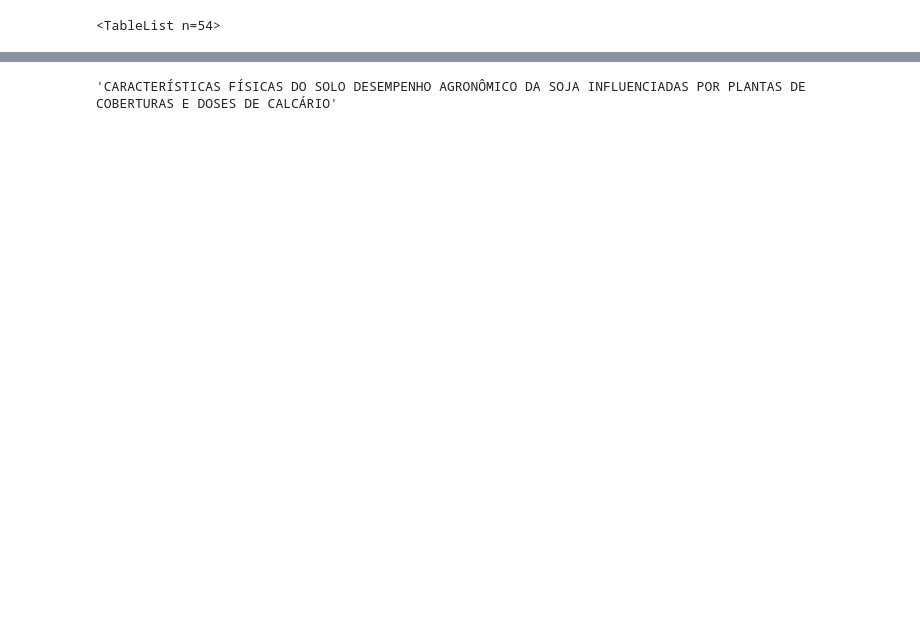
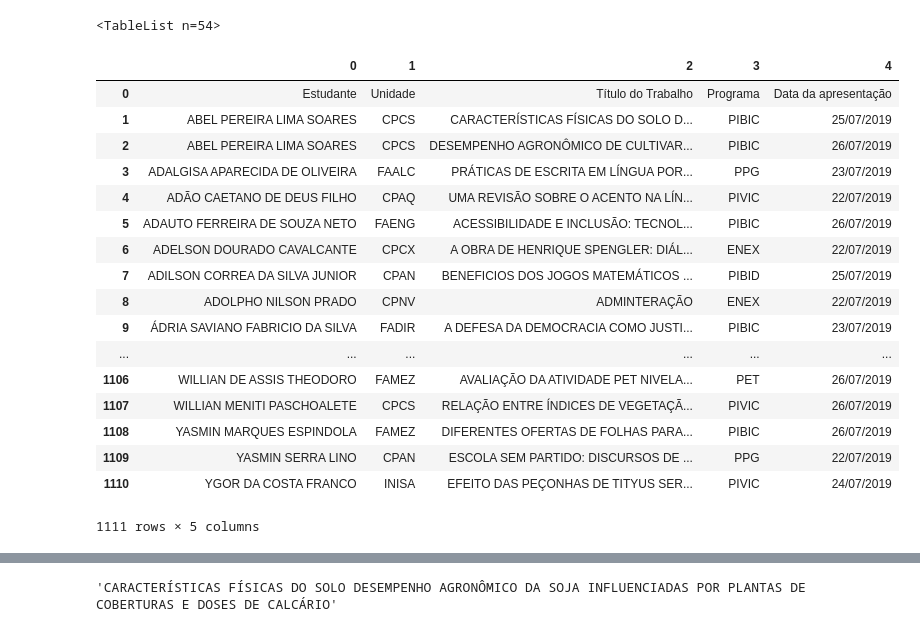
Before and after one commit to danbailo/Data-Science, a Jupyter notebook: Pandas/entrada_saida_dados/lendo pdf.ipynb, the cells around one changed output, grey strips where cells are left out. Drawn from its saved outputs; the diff is of its cells as text; code cells hidden in the pictures; blank space fills up the shorter version.

Commit message:
merge various dataframes

```diff
--- a/Pandas/entrada_saida_dados/lendo pdf.ipynb
+++ b/Pandas/entrada_saida_dados/lendo pdf.ipynb
@@ -10,0 +17,4 @@ tables
+# %%
+data_frames = []
+for i in range(len(tables)):
+    data_frames.append(tables[i].df)
@@ -11,2 +23,26 @@ tables
+# %%
+df_merged = reduce(lambda left,right: pd.merge(left,right,on=[0,1,2,3,4],
+                                            how='outer'), data_frames)
+# %%
+df_merged
+# %% [output]
+|  | 0 | 1 | 2 | 3 | 4 |
+| 0 | Estudante | Unidade | Título do Trabalho | Programa | Data da apresentação |
+| 1 | ABEL PEREIRA LIMA SOARES | CPCS | CARACTERÍSTICAS FÍSICAS DO SOLO D... | PIBIC | 25/07/2019 |
+| 2 | ABEL PEREIRA LIMA SOARES | CPCS | DESEMPENHO AGRONÔMICO DE CULTIVAR... | PIBIC | 26/07/2019 |
+| 3 | ADALGISA APARECIDA DE OLIVEIRA | FAALC | PRÁTICAS DE ESCRITA EM LÍNGUA POR... | PPG | 23/07/2019 |
+| 4 | ADÃO CAETANO DE DEUS FILHO | CPAQ | UMA REVISÃO SOBRE O ACENTO NA LÍN... | PIVIC | 22/07/2019 |
+| 5 | ADAUTO FERREIRA DE SOUZA NETO | FAENG | ACESSIBILIDADE E INCLUSÃO: TECNOL... | PIBIC | 26/07/2019 |
+| 6 | ADELSON DOURADO CAVALCANTE | CPCX | A OBRA DE HENRIQUE SPENGLER: DIÁL... | ENEX | 22/07/2019 |
+| 7 | ADILSON CORREA DA SILVA JUNIOR | CPAN | BENEFICIOS DOS JOGOS MATEMÁTICOS ... | PIBID | 25/07/2019 |
+| 8 | ADOLPHO NILSON PRADO | CPNV | ADMINTERAÇÃO | ENEX | 22/07/2019 |
+| 9 | ÁDRIA SAVIANO FABRICIO DA SILVA | FADIR | A DEFESA DA DEMOCRACIA COMO JUSTI... | PIBIC | 23/07/2019 |
+| ... | ... | ... | ... | ... | ... |
+| 1106 | WILLIAN DE ASSIS THEODORO | FAMEZ | AVALIAÇÃO DA ATIVIDADE PET NIVELA... | PET | 26/07/2019 |
+| 1107 | WILLIAN MENITI PASCHOALETE | CPCS | RELAÇÃO ENTRE ÍNDICES DE VEGETAÇÃ... | PIVIC | 26/07/2019 |
+| 1108 | YASMIN MARQUES ESPINDOLA | FAMEZ | DIFERENTES OFERTAS DE FOLHAS PARA... | PIBIC | 26/07/2019 |
+| 1109 | YASMIN SERRA LINO | CPAN | ESCOLA SEM PARTIDO: DISCURSOS DE ... | PPG | 22/07/2019 |
+| 1110 | YGOR DA COSTA FRANCO | INISA | EFEITO DAS PEÇONHAS DE TITYUS SER... | PIVIC | 24/07/2019 |
+1111 rows × 5 columns
 # %%
 df1 = tables[0].df
```
Also changed, not shown: parts of 8 cells of this notebook.
